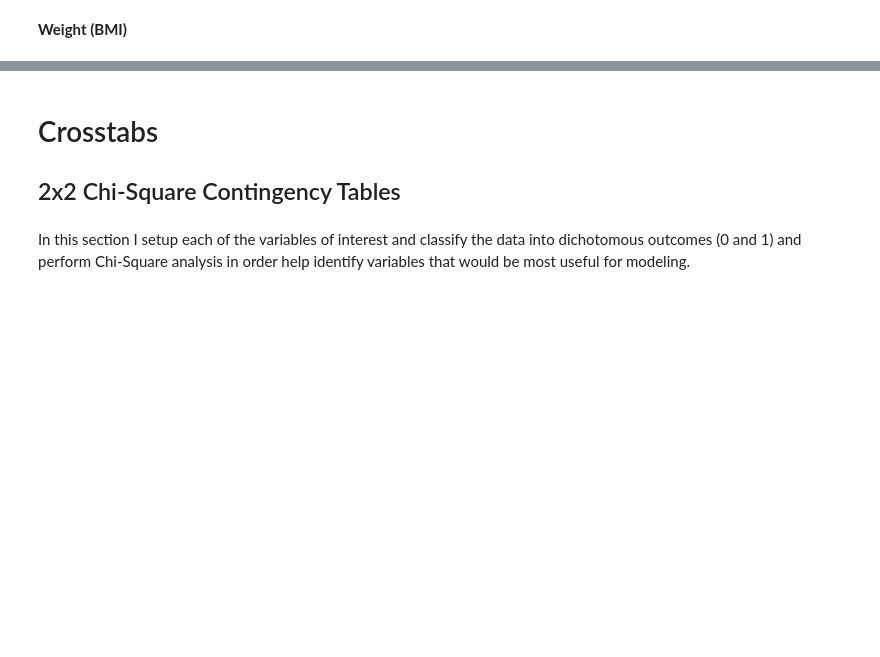
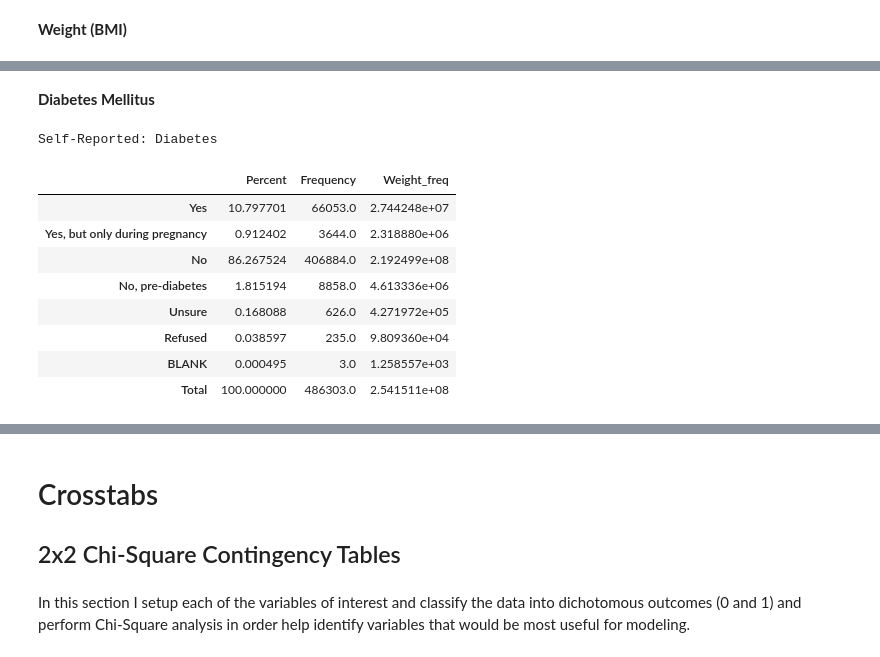
Before and after one commit to pmleffers/BRFSS2016, a Jupyter notebook: BRFSS notebook.ipynb, the cells around one changed output, grey strips where cells are left out. Drawn from its saved outputs; the diff is of its cells as text; code cells hidden in the pictures; blank space fills up the shorter version.

```diff
--- a/BRFSS notebook.ipynb
+++ b/BRFSS notebook.ipynb
@@ -786,0 +950,66 @@ py.iplot(fig, filename='text-hover-bar')
+# %% [markdown]
+**Diabetes Mellitus**
+# %%
+temp=pd.DataFrame(BRFSS2016['DIABETE3'])
+#replace null values
+temp.fillna(0,inplace=True)
+#one-hot encoding
+
+for x in temp.DIABETE3.unique():
+    temp[x]=(temp.DIABETE3==x).astype(int)
+
+#temp.columns
+temp.rename(columns={'DIABETE3':'Diabetes', 1:'one', 2:'two', 3:'three',  4:'four', 7:'seven',9:'nine',0:'zero'}, inplace=True)
+# %%
+#Setup Statsmodels to get Frequency Weights
+#one
+freqTemp = smf.DescrStatsW(temp['one'], weights=WeightVar)
+counts=np.array(pd.Series(temp.one).value_counts())
+one=np.array([freqTemp.mean*100,counts[1],freqTemp.sum])
+#two
+freqTemp = smf.DescrStatsW(temp['two'], weights=WeightVar)
+counts=np.array(pd.Series(temp.two).value_counts())
+two=np.array([freqTemp.mean*100,counts[1],freqTemp.sum])
+#three
+freqTemp = smf.DescrStatsW(temp['three'], weights=WeightVar)
+counts=np.array(pd.Series(temp.three).value_counts())
+three=np.array([freqTemp.mean*100,counts[0],freqTemp.sum])
+#four
+freqTemp = smf.DescrStatsW(temp['four'], weights=WeightVar)
+counts=np.array(pd.Series(temp.four).value_counts())
+four=np.array([freqTemp.mean*100,counts[1],freqTemp.sum])
+#seven
+freqTemp = smf.DescrStatsW(temp['seven'], weights=WeightVar)
+counts=np.array(pd.Series(temp.seven).value_counts())
+seven=np.array([freqTemp.mean*100,counts[1],freqTemp.sum])
+#nine
+freqTemp = smf.DescrStatsW(temp['nine'], weights=WeightVar)
+counts=np.array(pd.Series(temp.nine).value_counts())
+nine=np.array([freqTemp.mean*100,counts[1],freqTemp.sum])
+#zero
+freqTemp = smf.DescrStatsW(temp['zero'], weights=WeightVar)
+counts=np.array(pd.Series(temp.zero).value_counts())
+zero=np.array([freqTemp.mean*100,counts[1],freqTemp.sum])
+
+#Create Table (DataFrame)
+freq_table=pd.DataFrame(np.array([one,two,three,four,seven,nine,zero]),columns=['Percent','Frequency','Weight_freq'])
+#Modify index rows
+one,two,three,four,seven,nine,zero = freq_table.index[0],freq_table.index[1],freq_table.index[2],freq_table.index[3],freq_table.index[4],freq_table.index[5],freq_table.index[6]
+freq_table.rename(index={first: 'Yes',second: 'Yes, but only during pregnancy',third: 'No',four: 'No, pre-diabetes ',seven:'Unsure',nine:'Refused',zero:'BLANK'},inplace=True)
+#Create Totals Row
+last=np.array([round(freq_table['Percent'].sum()),round(freq_table['Frequency'].sum()),round(freq_table['Weight_freq'].sum())])
+freq_table.loc[len(freq_table)]=last
+freq_table.rename(index={7:'Total'},inplace=True)
+print('Self-Reported: Diabetes')
+freq_table
+# %% [output]
+Self-Reported: Diabetes
+|  | Percent | Frequency | Weight_freq |
+| Yes | 10.797701 | 66053.0 | 2.744248e+07 |
+| Yes, but only during pregnancy | 0.912402 | 3644.0 | 2.318880e+06 |
+| No | 86.267524 | 406884.0 | 2.192499e+08 |
+| No, pre-diabetes | 1.815194 | 8858.0 | 4.613336e+06 |
+| Unsure | 0.168088 | 626.0 | 4.271972e+05 |
+| Refused | 0.038597 | 235.0 | 9.809360e+04 |
+| BLANK | 0.000495 | 3.0 | 1.258557e+03 |
+| Total | 100.000000 | 486303.0 | 2.541511e+08 |
```
Also changed, not shown: parts of 64 cells of this notebook.
